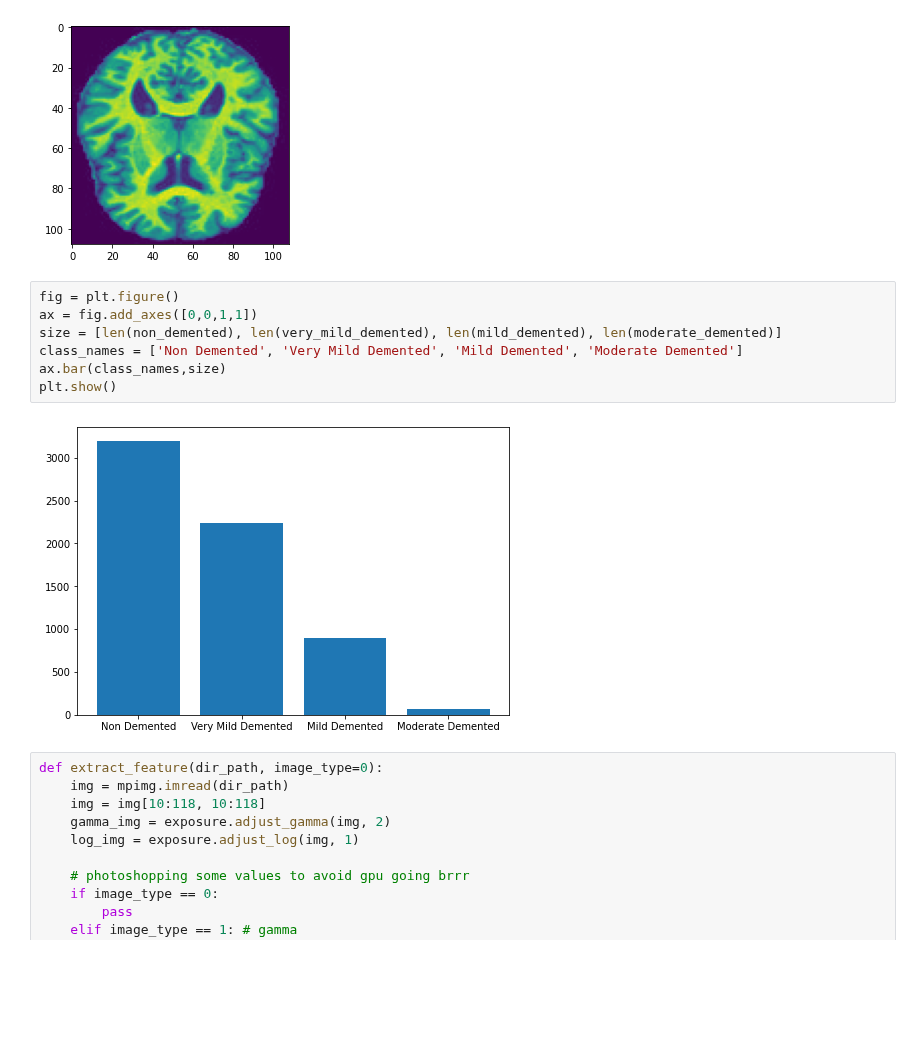
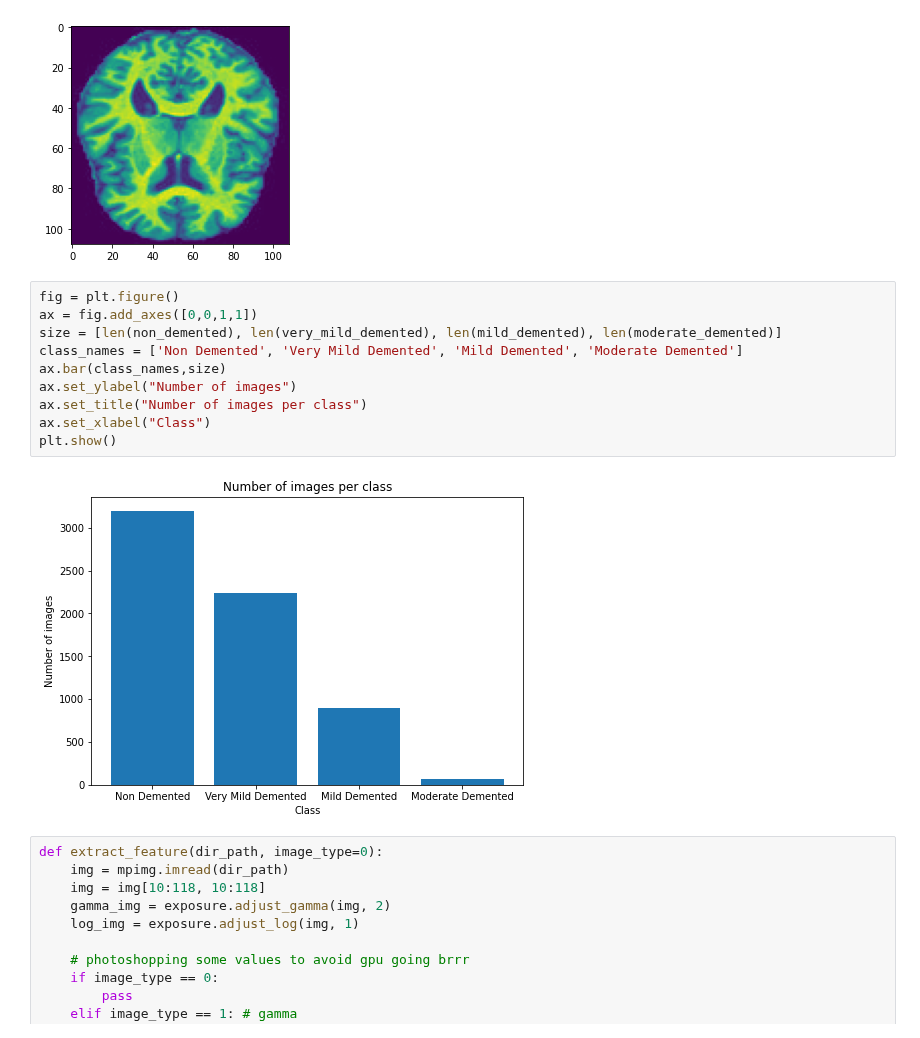
Before and after one commit to trietvuive/MRI_Alzheimer, a Jupyter notebook: notebook.ipynb, the cells around one changed output. Drawn from its saved outputs; the diff is of its cells as text; blank space fills up the shorter version.

```diff
--- a/notebook.ipynb
+++ b/notebook.ipynb
@@ -36,12 +39,15 @@ Image shape: (108, 108)
 # %%
 fig = plt.figure()
 ax = fig.add_axes([0,0,1,1])
 size = [len(non_demented), len(very_mild_demented), len(mild_demented), len(moderate_demented)]
 class_names = ['Non Demented', 'Very Mild Demented', 'Mild Demented', 'Moderate Demented']
 ax.bar(class_names,size)
+ax.set_ylabel("Number of images")
+ax.set_title("Number of images per class")
+ax.set_xlabel("Class")
 plt.show()
 # %% [output]
-[figure, old version]
+[figure, new version]
 # %%
 def extract_feature(dir_path, image_type=0):
     img = mpimg.imread(dir_path)
```
Also changed, not shown: parts of 5 cells of this notebook, 11 other files.
